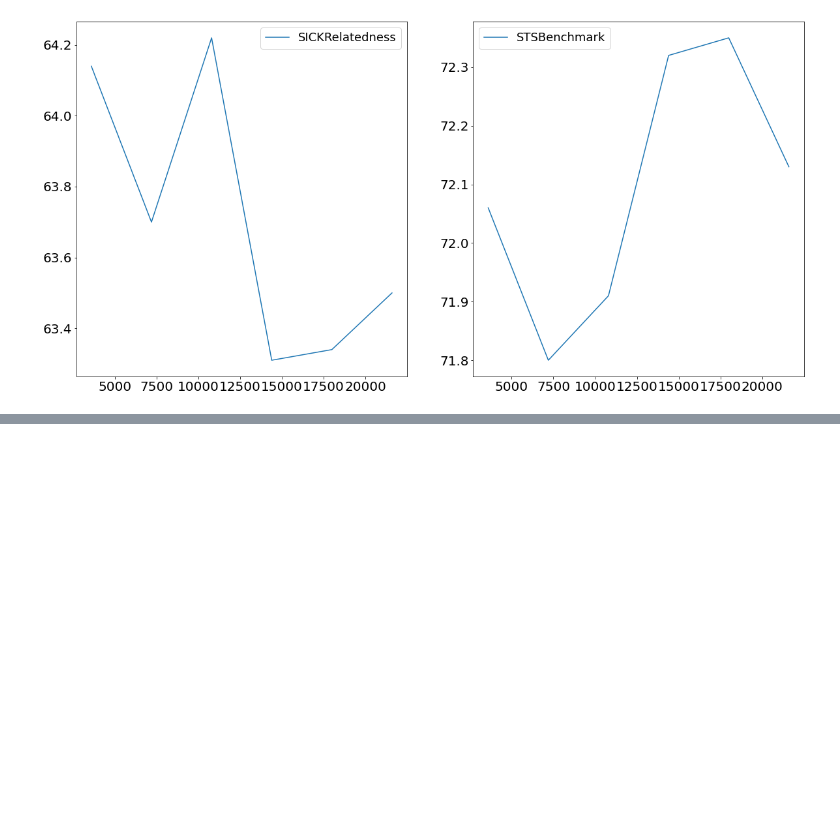
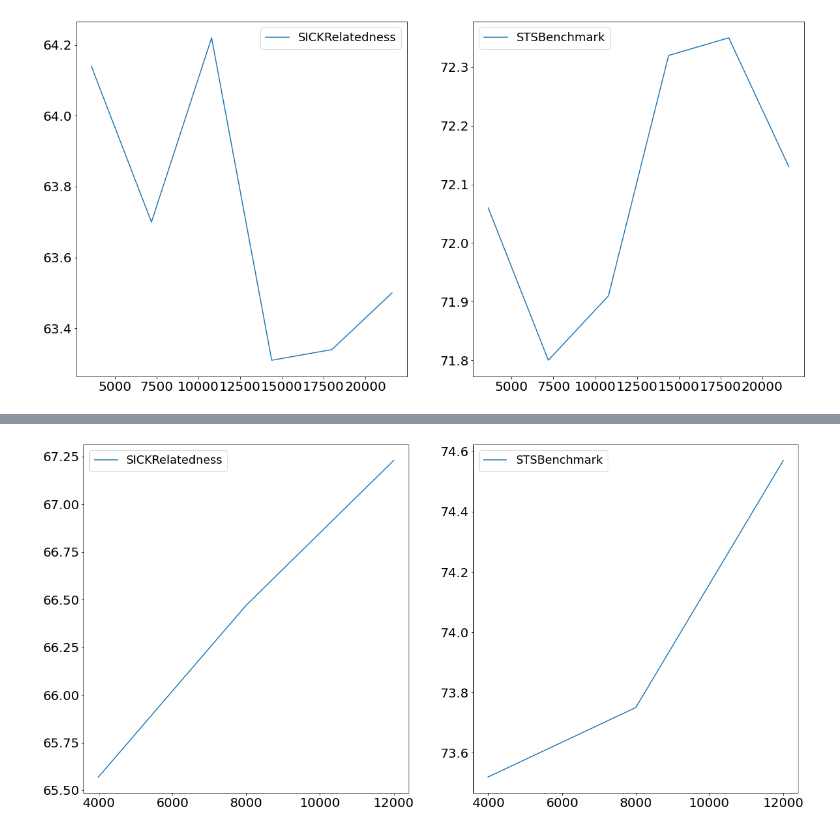
Before and after one commit to MaveriQ/barlowtwins, a Jupyter notebook: pl_model/senteval/result_plots.ipynb, the cells around one changed output, grey strips where cells are left out. Cells and saved outputs as stored; diff of their text form; code cells hidden in the pictures; blank space fills up the shorter version.

```diff
--- a/pl_model/senteval/result_plots.ipynb
+++ b/pl_model/senteval/result_plots.ipynb
@@ -169,0 +170,4 @@ process_data('bert_trainable3_bs32_lamcorr1.0_74mil_8192_2_run2.csv')
+# %%
+process_data('bert_trainable3_bs32_1mil_4096_2_1cycle_seq32.csv')
+# %% [output]
+[figure, added]
```
Also changed, not shown: parts of 25 cells of this notebook, 9 other files.
